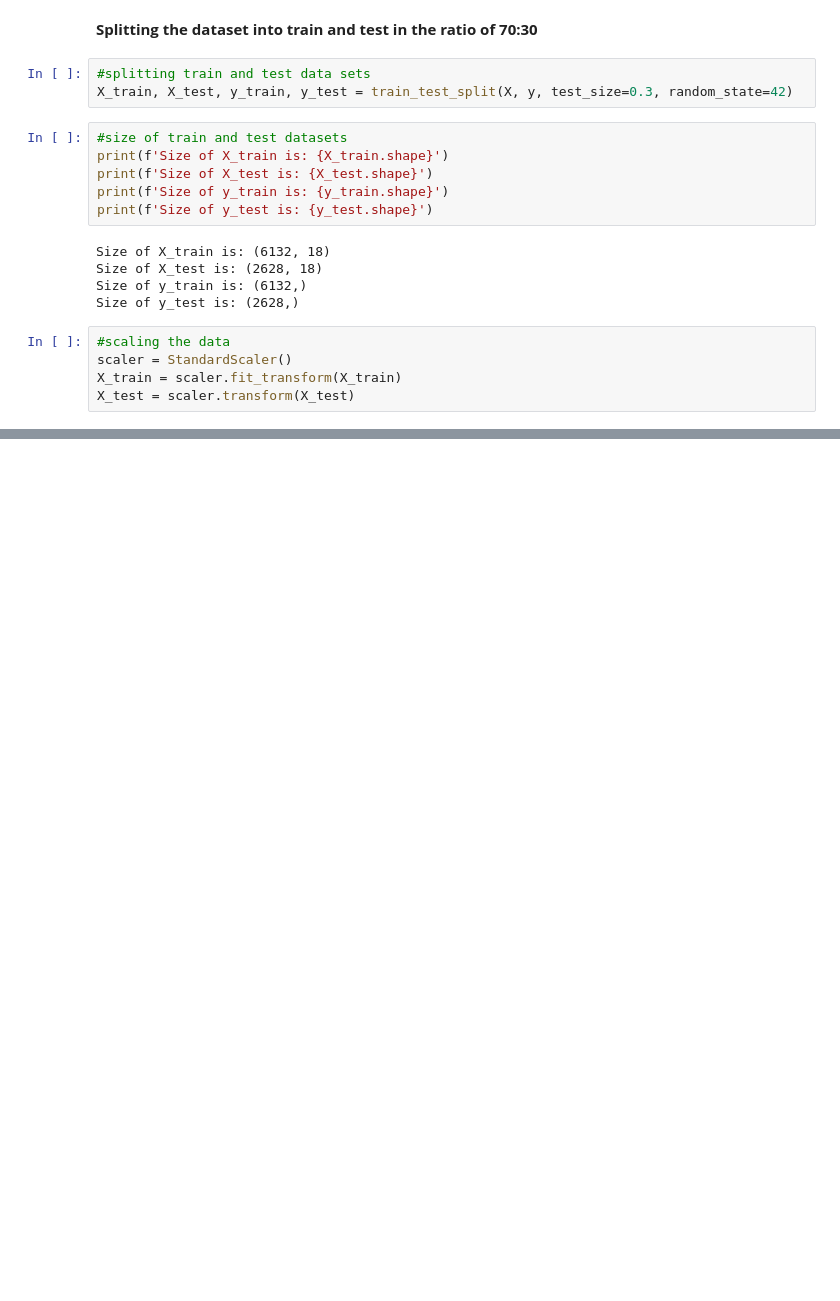
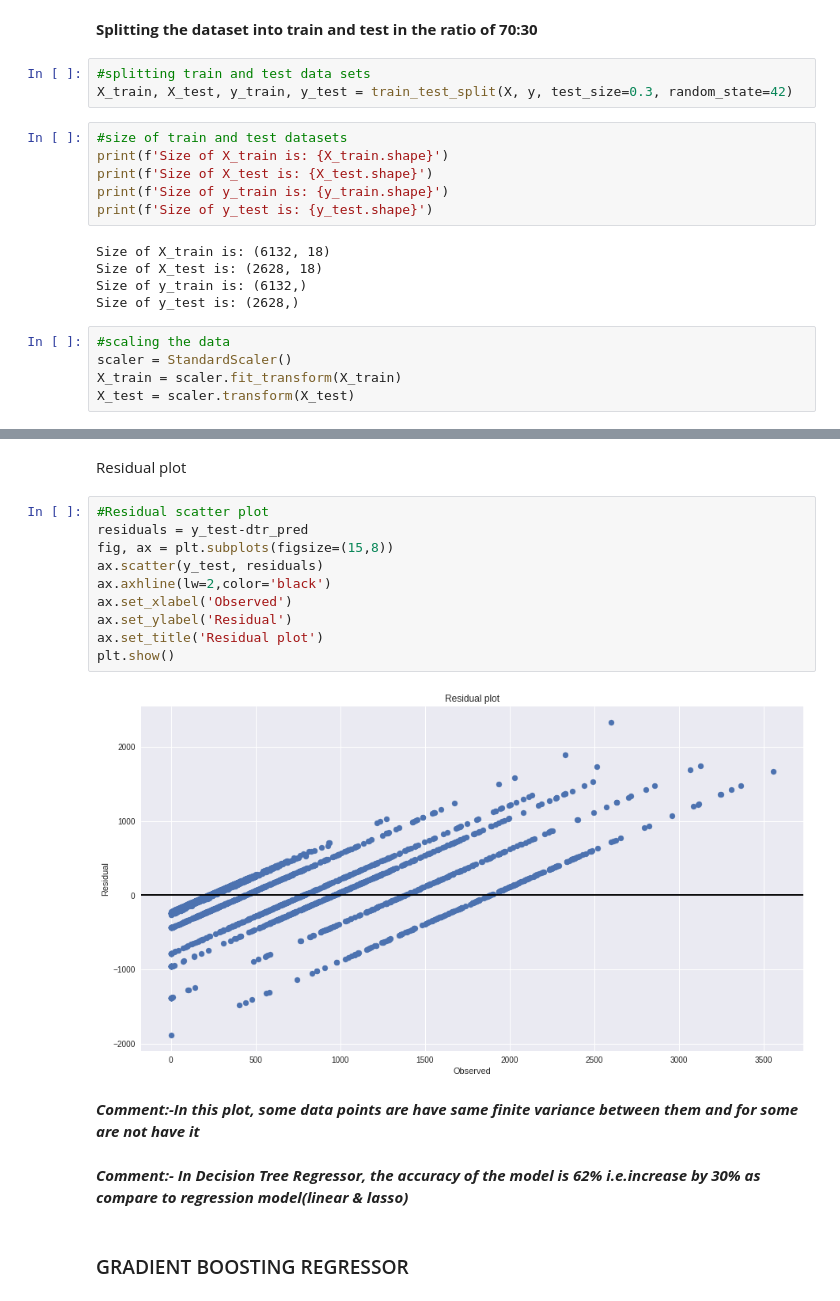
Before and after one commit to Sara19598/Seoul-Bike-Rental-Prediction---ML-Supervised, a Jupyter notebook: Bike_Sharing_Demand_Prediction_Poonam.ipynb, the cells around one changed output, grey strips where cells are left out. Saved outputs shown, nothing was run; the diff lists cells and outputs as text; blank space fills up the shorter version.

```diff
--- a/Bike_Sharing_Demand_Prediction_Poonam.ipynb
+++ b/Bike_Sharing_Demand_Prediction_Poonam.ipynb
@@ -792,0 +883,20 @@ X_test = scaler.transform(X_test)
+# %% [markdown]
+Residual plot
+# %%
+#Residual scatter plot
+residuals = y_test-dtr_pred
+fig, ax = plt.subplots(figsize=(15,8))
+ax.scatter(y_test, residuals)
+ax.axhline(lw=2,color='black')
+ax.set_xlabel('Observed')
+ax.set_ylabel('Residual')
+ax.set_title('Residual plot')
+plt.show()
+# %% [output]
+[figure, added]
+# %% [markdown]
+***Comment:-In this plot, some data points are have same finite variance between them and for some are not have it***
+# %% [markdown]
+***Comment:- In Decision Tree Regressor, the accuracy of the model is 62% i.e.increase by 30% as compare to regression model(linear & lasso)***
+# %% [markdown]
+### GRADIENT BOOSTING REGRESSOR
```
Also changed, not shown: parts of 22 cells of this notebook.
